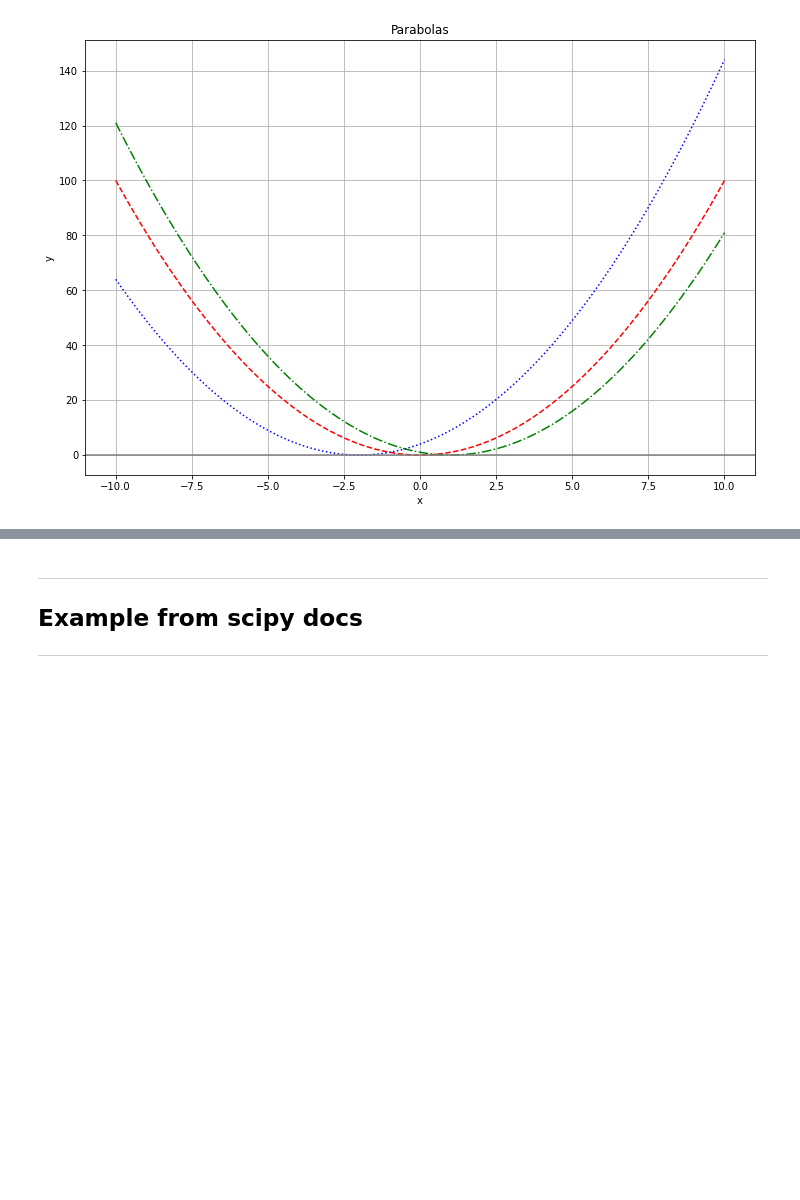
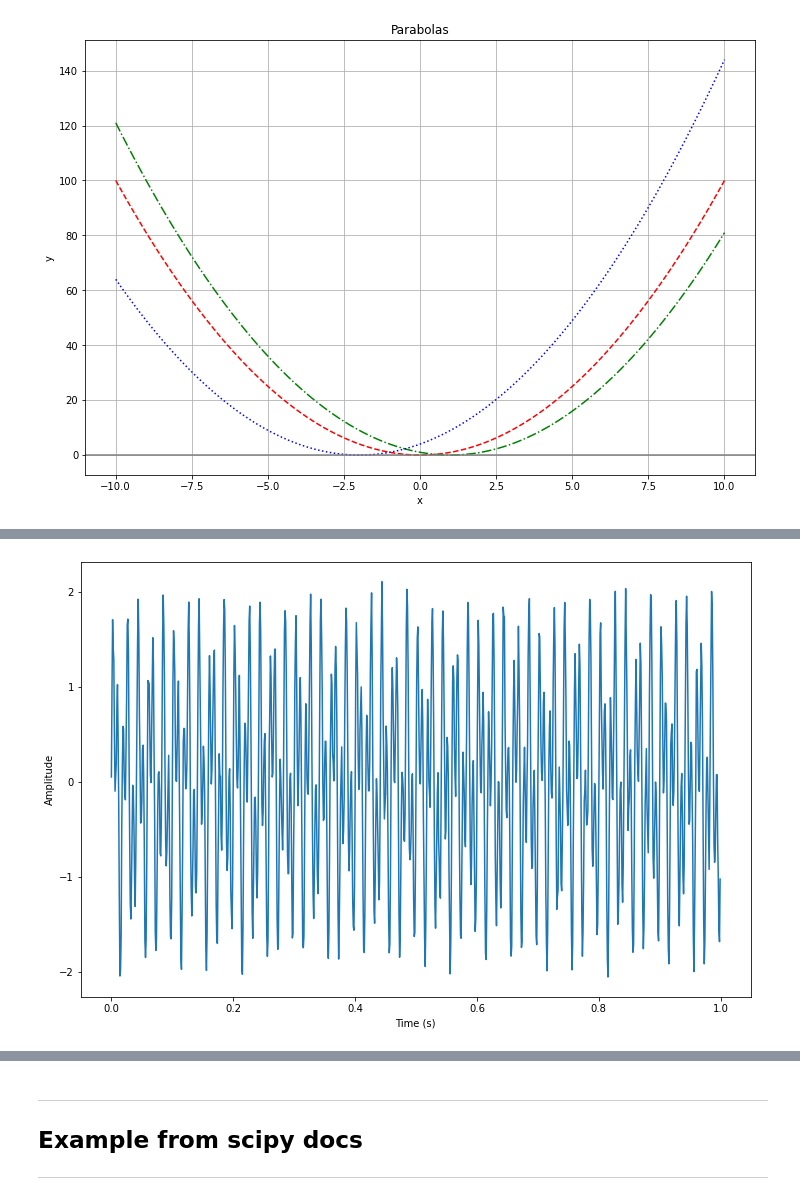
Before and after one commit to NatanTrosmanGMIT/Emerging_Technoligies, a Jupyter notebook: notebooks/03-fourier-transform.ipynb, the cells around one changed output, grey strips where cells are left out. Drawn from its saved outputs; the diff is of its cells as text; code cells hidden in the pictures; blank space fills up the shorter version.

Commit message:
Finished 03-fourier-transform

```diff
--- a/notebooks/03-fourier-transform.ipynb
+++ b/notebooks/03-fourier-transform.ipynb
@@ -143,0 +187,22 @@ plt.show()
+# %%
+# Heres an example of the Fast Fourier Transform (FFT) to analyze the frequency components of a signal.
+# First, we generate a signal with two sinusoidal components and some noise:
+
+from scipy.fft import fft
+
+# Generate signal
+fs = 1000  # sample rate
+T = 1/fs  # sample period
+t = np.arange(0, 1, T)  # time vector
+f1 = 50  # frequency of first component
+f2 = 120  # frequency of second component
+y = np.sin(2*np.pi*f1*t) + np.sin(2*np.pi*f2*t) + 0.1*np.random.randn(t.size)
+
+# Plot signal
+plt.figure(figsize=(12, 8))
+plt.plot(t, y)
+plt.xlabel('Time (s)')
+plt.ylabel('Amplitude')
+plt.show()
+# %% [output]
+[figure, added]
```
Also changed, not shown: parts of 55 cells of this notebook.
